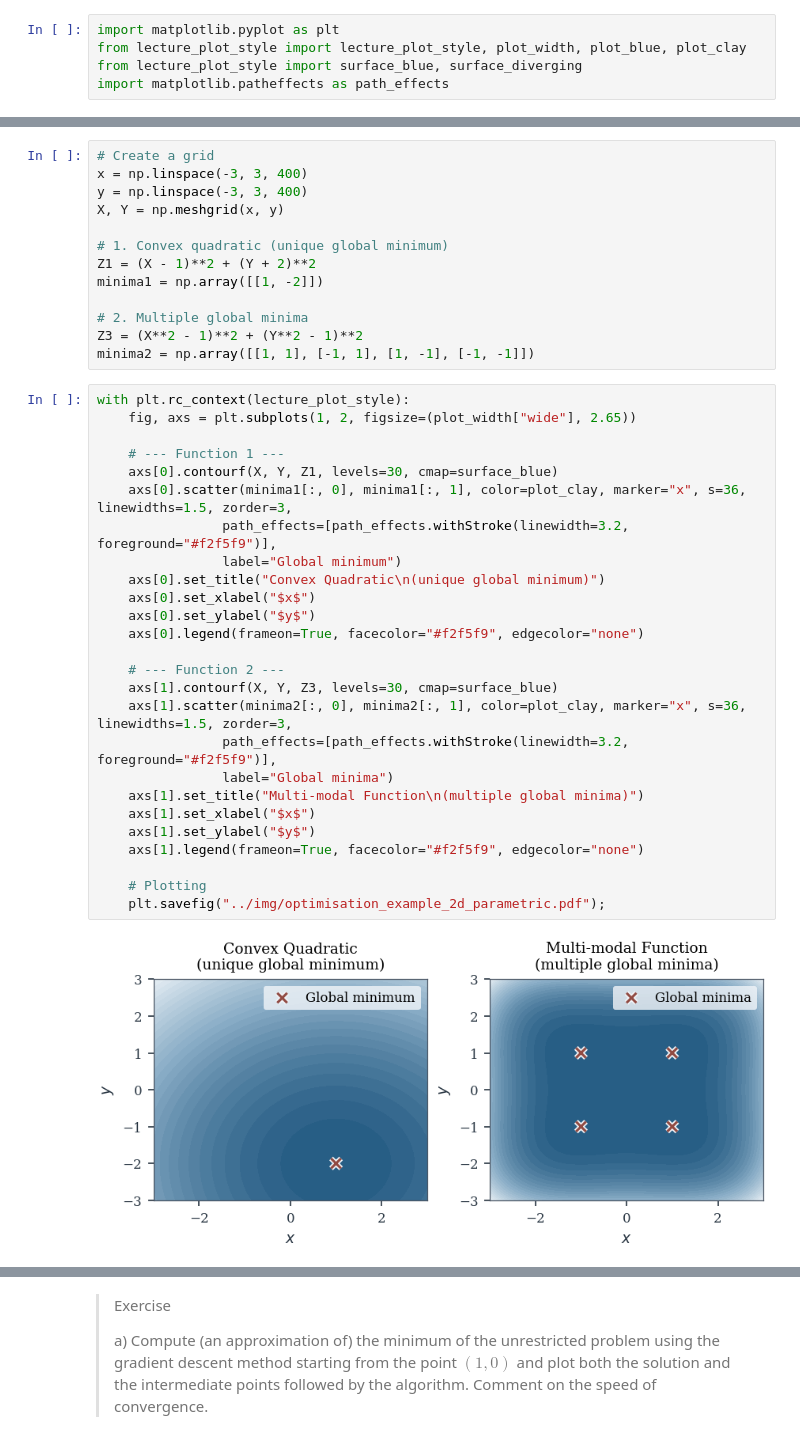
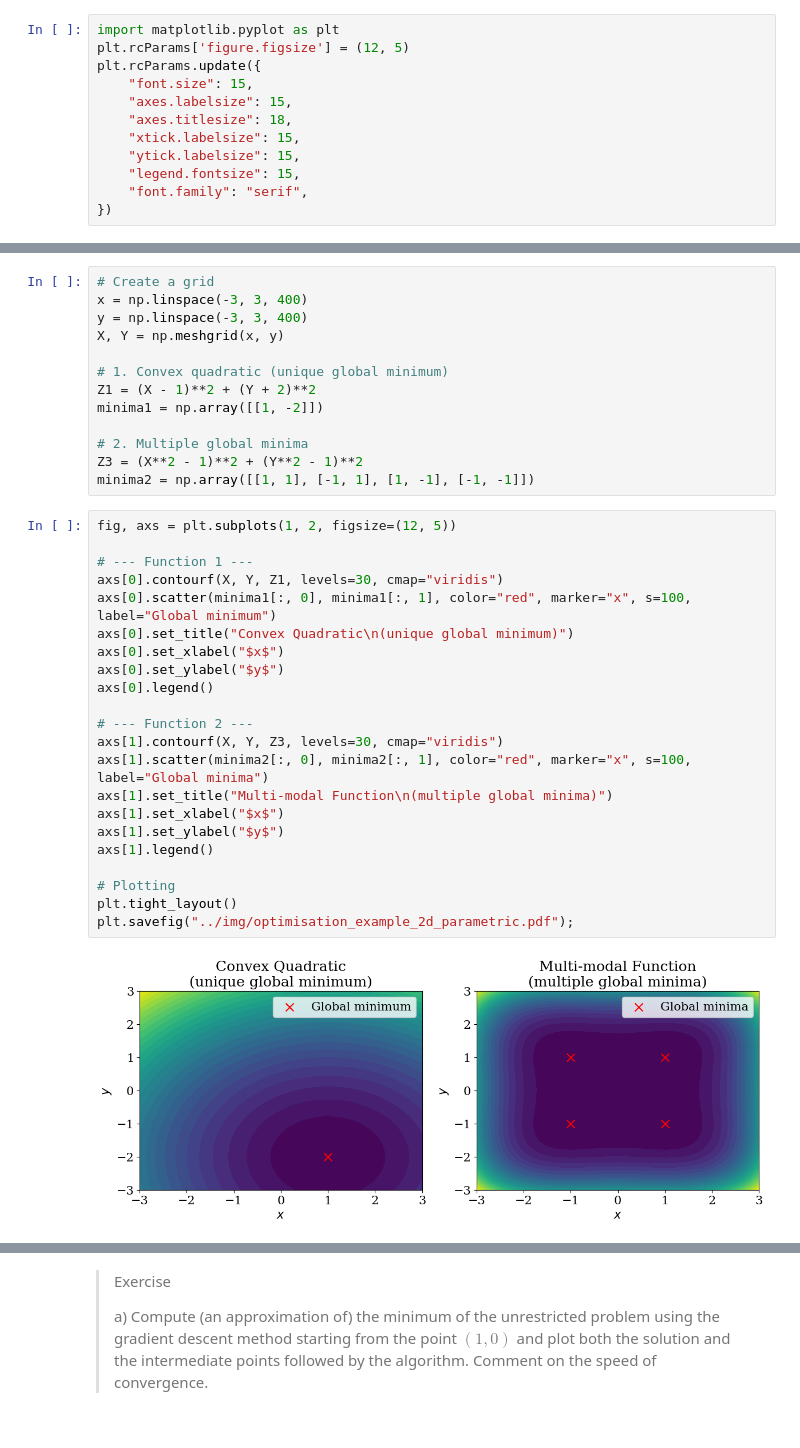
Before and after one commit to felipe-tobar/Maths-for-ML, a Jupyter notebook: tutorials/optimisation.ipynb, the cells around one changed output, grey strips where cells are left out. Cells and saved outputs as stored; diff of their text form.

```diff
--- a/tutorials/optimisation.ipynb
+++ b/tutorials/optimisation.ipynb
@@ -48,7 +48,14 @@ XX_inv = np.linalg.inv(X_tilda.dot(X_tilda.T))
 w_opt = Y.dot(X_tilda.T).dot(XX_inv)
 # %%
 import matplotlib.pyplot as plt
-from lecture_plot_style import lecture_plot_style, plot_width, plot_blue, plot_clay
-from lecture_plot_style import surface_blue, surface_diverging
-import matplotlib.patheffects as path_effects
+plt.rcParams['figure.figsize'] = (12, 5)
+plt.rcParams.update({
+    "font.size": 15,
+    "axes.labelsize": 15,
+    "axes.titlesize": 18,
+    "xtick.labelsize": 15,
+    "ytick.labelsize": 15,
+    "legend.fontsize": 15,
+    "font.family": "serif",
+})
 # %%
@@ -288,33 +293,29 @@ minima1 = np.array([[1, -2]])
 Z3 = (X**2 - 1)**2 + (Y**2 - 1)**2
 minima2 = np.array([[1, 1], [-1, 1], [1, -1], [-1, -1]])
 # %%
-with plt.rc_context(lecture_plot_style):
-    fig, axs = plt.subplots(1, 2, figsize=(plot_width["wide"], 2.65))
+fig, axs = plt.subplots(1, 2, figsize=(12, 5))
 
-    # --- Function 1 ---
-    axs[0].contourf(X, Y, Z1, levels=30, cmap=surface_blue)
-    axs[0].scatter(minima1[:, 0], minima1[:, 1], color=plot_clay, marker="x", s=36, linewidths=1.5, zorder=3,
-                path_effects=[path_effects.withStroke(linewidth=3.2, foreground="#f2f5f9")],
-                label="Global minimum")
-    axs[0].set_title("Convex Quadratic\n(unique global minimum)")
-    axs[0].set_xlabel("$x$")
-    axs[0].set_ylabel("$y$")
-    axs[0].legend(frameon=True, facecolor="#f2f5f9", edgecolor="none")
+# --- Function 1 ---
+axs[0].contourf(X, Y, Z1, levels=30, cmap="viridis")
+axs[0].scatter(minima1[:, 0], minima1[:, 1], color="red", marker="x", s=100, label="Global minimum")
+axs[0].set_title("Convex Quadratic\n(unique global minimum)")
+axs[0].set_xlabel("$x$")
+axs[0].set_ylabel("$y$")
+axs[0].legend()
 
-    # --- Function 2 ---
-    axs[1].contourf(X, Y, Z3, levels=30, cmap=surface_blue)
-    axs[1].scatter(minima2[:, 0], minima2[:, 1], color=plot_clay, marker="x", s=36, linewidths=1.5, zorder=3,
-                path_effects=[path_effects.withStroke(linewidth=3.2, foreground="#f2f5f9")],
-                label="Global minima")
-    axs[1].set_title("Multi-modal Function\n(multiple global minima)")
-    axs[1].set_xlabel("$x$")
-    axs[1].set_ylabel("$y$")
-    axs[1].legend(frameon=True, facecolor="#f2f5f9", edgecolor="none")
+# --- Function 2 ---
+axs[1].contourf(X, Y, Z3, levels=30, cmap="viridis")
+axs[1].scatter(minima2[:, 0], minima2[:, 1], color="red", marker="x", s=100, label="Global minima")
+axs[1].set_title("Multi-modal Function\n(multiple global minima)")
+axs[1].set_xlabel("$x$")
+axs[1].set_ylabel("$y$")
+axs[1].legend()
 
-    # Plotting
-    plt.savefig("../img/optimisation_example_2d_parametric.pdf");
+# Plotting
+plt.tight_layout()
+plt.savefig("../img/optimisation_example_2d_parametric.pdf");
 # %% [output]
-[figure, old version]
+[figure, new version]
 # %% [markdown]
 ## Constrained optimisation
 
```
Also changed, not shown: parts of 30 cells of this notebook, 16 other files.
